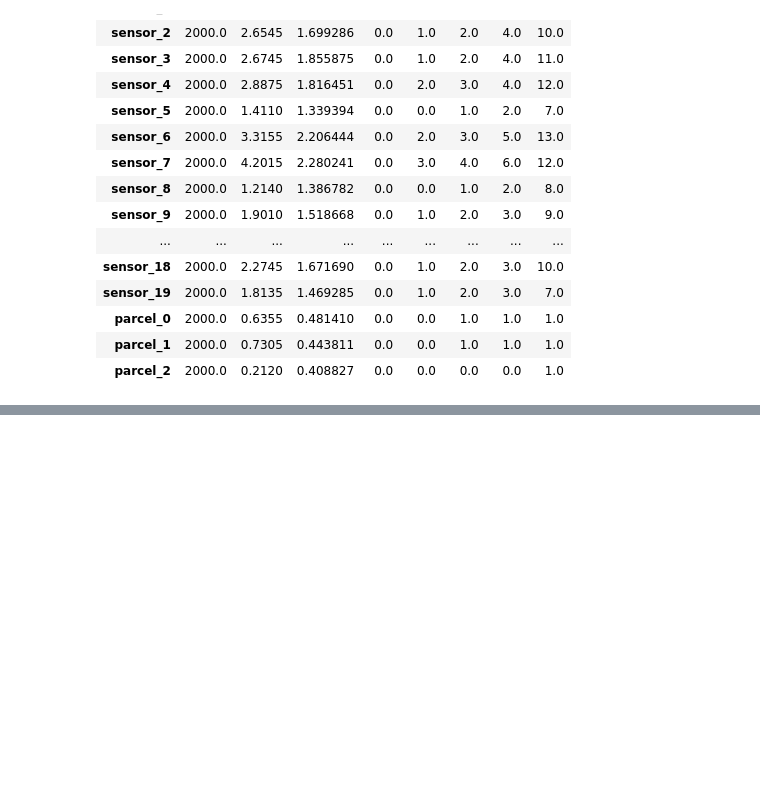
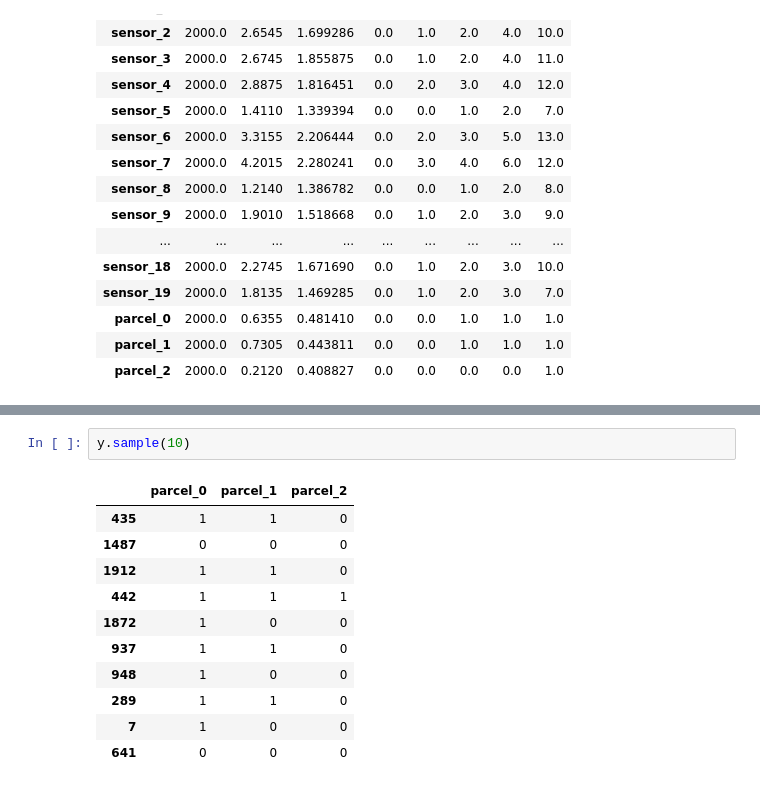
Before and after one commit to Anagha-Thampi/SmartIrrigation_Internship, a Jupyter notebook: notebooks/irrigration.ipynb, the cells around one changed output, grey strips where cells are left out. Cells and saved outputs as stored; diff of their text form; blank space fills up the shorter version.

```diff
--- a/notebooks/irrigration.ipynb
+++ b/notebooks/irrigration.ipynb
@@ -83,0 +101,14 @@ df.describe().T
+# %%
+y.sample(10)
+# %% [output]
+|  | parcel_0 | parcel_1 | parcel_2 |
+| 435 | 1 | 1 | 0 |
+| 1487 | 0 | 0 | 0 |
+| 1912 | 1 | 1 | 0 |
+| 442 | 1 | 1 | 1 |
+| 1872 | 1 | 0 | 0 |
+| 937 | 1 | 1 | 0 |
+| 948 | 1 | 0 | 0 |
+| 289 | 1 | 1 | 0 |
+| 7 | 1 | 0 | 0 |
+| 641 | 0 | 0 | 0 |
```
Also changed, not shown: parts of 6 cells of this notebook.
